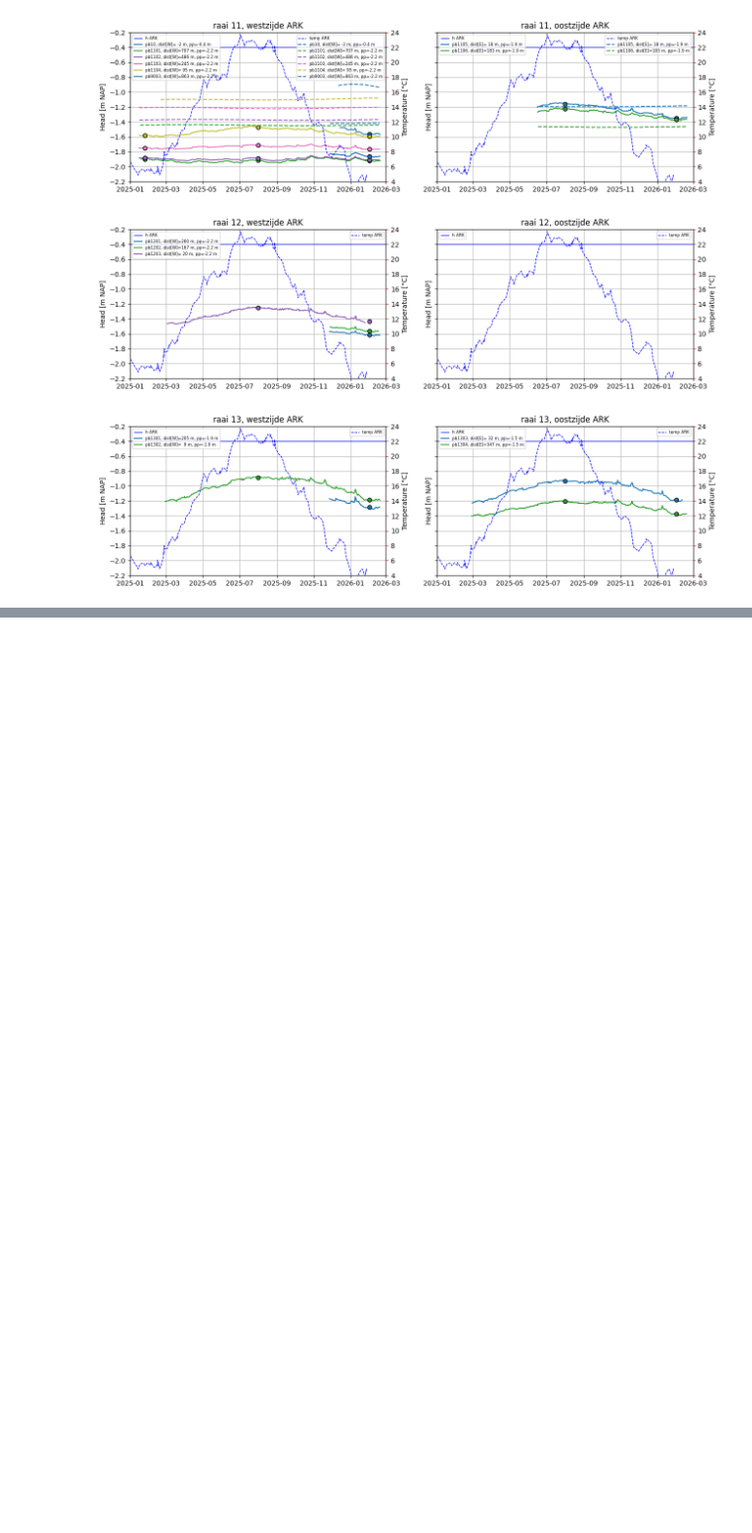
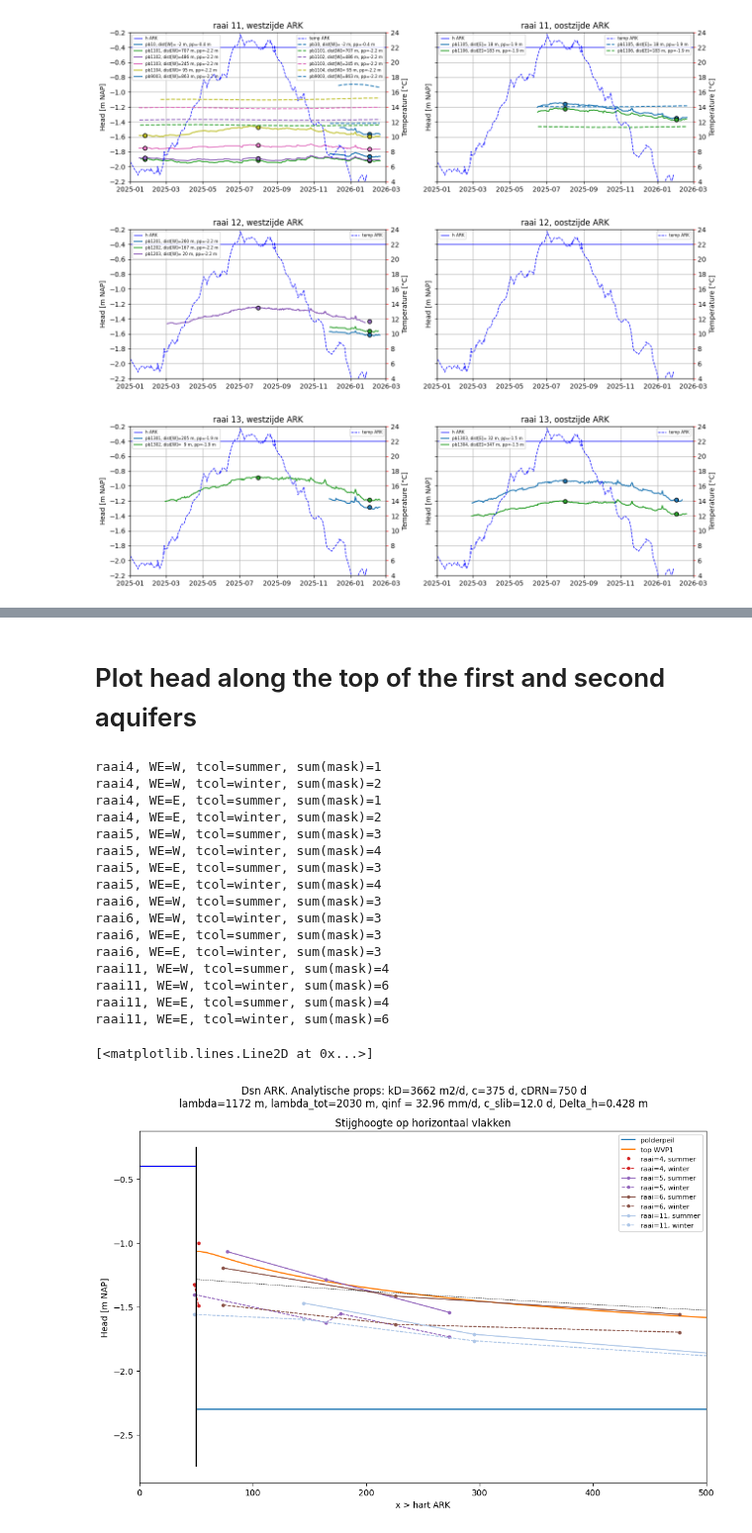
Before and after one commit to Olsthoorn/mf6lab, a Jupyter notebook: Projects/ARK_RWS/notebooks/explore_data.ipynb, the cells around one changed output, grey strips where cells are left out. Shown at 99% size. Saved outputs shown, nothing was run; the diff lists cells and outputs as text; code cells hidden in the pictures; blank space fills up the shorter version.

```diff
--- a/Projects/ARK_RWS/notebooks/explore_data.ipynb
+++ b/Projects/ARK_RWS/notebooks/explore_data.ipynb
@@ -570,0 +786,80 @@ for fbn in ['pb[0-9].csv', 'pb1[0-9][0-9].csv', 'pb2[0-9][0-9].csv', 'pb3[0-9][0
+# %% [markdown]
+# Plot head along the top of the first and second aquifers
+# %%
+fig, ax = plt.subplots(figsize=(12, 7.5))
+
+ax.plot(gr.xm,  out['Phi'][0,0,:], label='polderpeil')
+ax.plot(gr.xm, out['Phi'][top_WVP1], label='top WVP1')
+# ax.plot(gr.xm, out['Phi'][top_WVP2], label='top WVP2')
+
+fig.suptitle(supttl)
+ax.set_title("Stijghoogte op horizontaal vlakken")
+ax.set_xlabel('x > hart ARK')
+ax.set_ylabel('Head [m NAP]')
+ax.grid()
+ax.set_xlim(xlim)
+ax.legend()
+
+# === Add heads measured in cross sections perpendicular to the ARK
+
+for raai in np.unique(pb_meta['raai']):
+    if raai not in [4, 5, 6, 11]:
+        continue
+    for WE in ['W', 'E']:
+        for tcol in ['summer', 'winter']:
+            mask = (pb_meta['raai'] == raai) & (pb_meta['WE'] == 'W') & (pb_meta[tcol] != 0)
+            print(f"raai{raai}, WE={WE}, tcol={tcol}, sum(mask)={np.sum(mask)}")
+            n = np.sum(mask)
+            if n < 1:
+                continue
+            x = pb_meta.loc[mask, 'dist'].values
+            y = pb_meta.loc[mask, tcol].values
+
+            if WE == 'W':
+                # x = -x  3 For now all on the positive x-axis
+                label=f"raai={raai}, {tcol}"
+            else:
+                label=""
+
+            if tcol == 'summer':
+                ls = '-'
+            else:
+                ls = '--'
+
+
+            if n == 1:
+                ax.plot(x, y, 'o', ms=3, color=colors[raai - 1], label=label)
+            else:
+                if tcol == tcol[1]:
+                    lw = 2
+                else:
+                    lw = 1
+                ix = np.argsort(x)
+                ax.plot(x[ix], y[ix], marker='o', ms=3, ls=ls, color=colors[raai - 1], lw=lw, label=label)
+ax.grid()
+ax.vlines([-bARK, bARK], ymin=-2.75, ymax=-0.25, colors=['k'])
+ax.hlines([-0.4], xmin=-bARK, xmax=+bARK, colors='b')
+
+ax.legend(fontsize=8)
+
+ax.plot(-x_, y_, 'k--', lw=0.5)
+ax.plot(+x_, y_, 'k--', lw=0.5)
+# %% [output]
+raai4, WE=W, tcol=summer, sum(mask)=1
+raai4, WE=W, tcol=winter, sum(mask)=2
+raai4, WE=E, tcol=summer, sum(mask)=1
+raai4, WE=E, tcol=winter, sum(mask)=2
+raai5, WE=W, tcol=summer, sum(mask)=3
+raai5, WE=W, tcol=winter, sum(mask)=4
+raai5, WE=E, tcol=summer, sum(mask)=3
+raai5, WE=E, tcol=winter, sum(mask)=4
+raai6, WE=W, tcol=summer, sum(mask)=3
+raai6, WE=W, tcol=winter, sum(mask)=3
+raai6, WE=E, tcol=summer, sum(mask)=3
+raai6, WE=E, tcol=winter, sum(mask)=3
+raai11, WE=W, tcol=summer, sum(mask)=4
+raai11, WE=W, tcol=winter, sum(mask)=6
+raai11, WE=E, tcol=summer, sum(mask)=4
+raai11, WE=E, tcol=winter, sum(mask)=6
+[<matplotlib.lines.Line2D at 0x...>]
+[figure, added]
```
Also changed, not shown: parts of 19 cells of this notebook, 4 other files.
